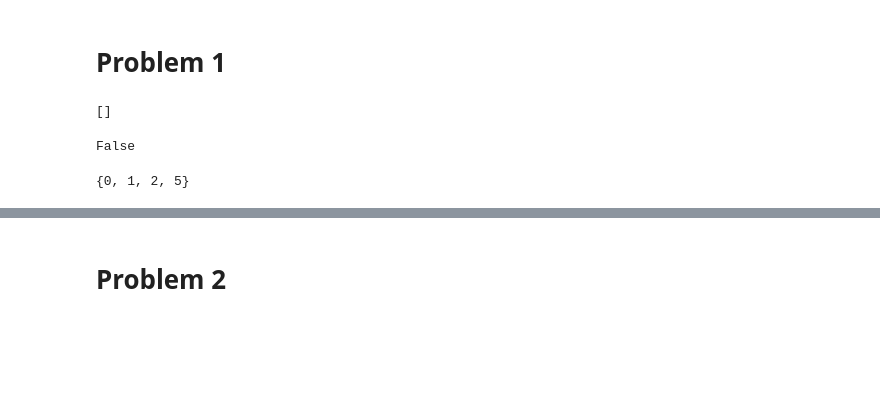
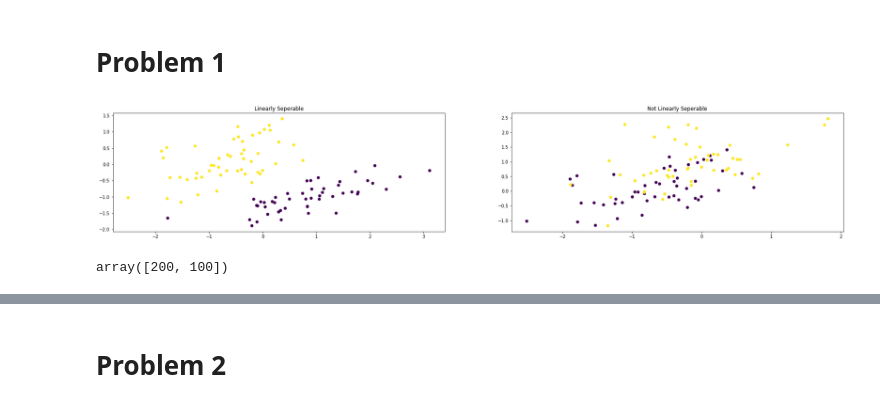
Before and after one commit to jordanott/MachineLearning, a Jupyter notebook: Homework/03/HW3.ipynb, the cells around one changed output, grey strips where cells are left out. Cells and saved outputs as stored; diff of their text form; code cells hidden in the pictures; blank space fills up the shorter version.

```diff
--- a/Homework/03/HW3.ipynb
+++ b/Homework/03/HW3.ipynb
@@ -16,17 +17,3 @@ X,_ = ml.transforms.rescale(X) # works much better on rescaled data
 
 XA, YA = X[Y<2,:], Y[Y<2] # get class 0 vs 1
 XB, YB = X[Y>0,:], Y[Y>0] # get class 1 vs 2
-# %%
-list(x)
-# %% [output]
-[]
-# %%
-x = set([])
-x == set([1])
-# %% [output]
-False
-# %%
-x = x.union(set([]))
-x
-# %% [output]
-{0, 1, 2, 5}
@@ -35,0 +20,19 @@ x.add(0)
+# %%
+fig=plt.figure(figsize=(30,5))
+
+ax=fig.add_subplot(1,2,1)
+ax.scatter(XA[:,0], XA[:,1], c=YA)
+ax.set_title('Linearly Seperable')
+
+ax=fig.add_subplot(1,2,2)
+ax.scatter(XB[:,0], XB[:,1], c=YB)
+ax.set_title('Not Linearly Seperable')
+plt.show()
+# %% [output]
+[figure, added]
+# %%
+import numpy as np
+x = np.array([[1,2],[-1,100], [200,-3]])
+x.max(0)
+# %% [output]
+array([200, 100])
```
Also changed, not shown: parts of 14 cells of this notebook, 1 other file.
